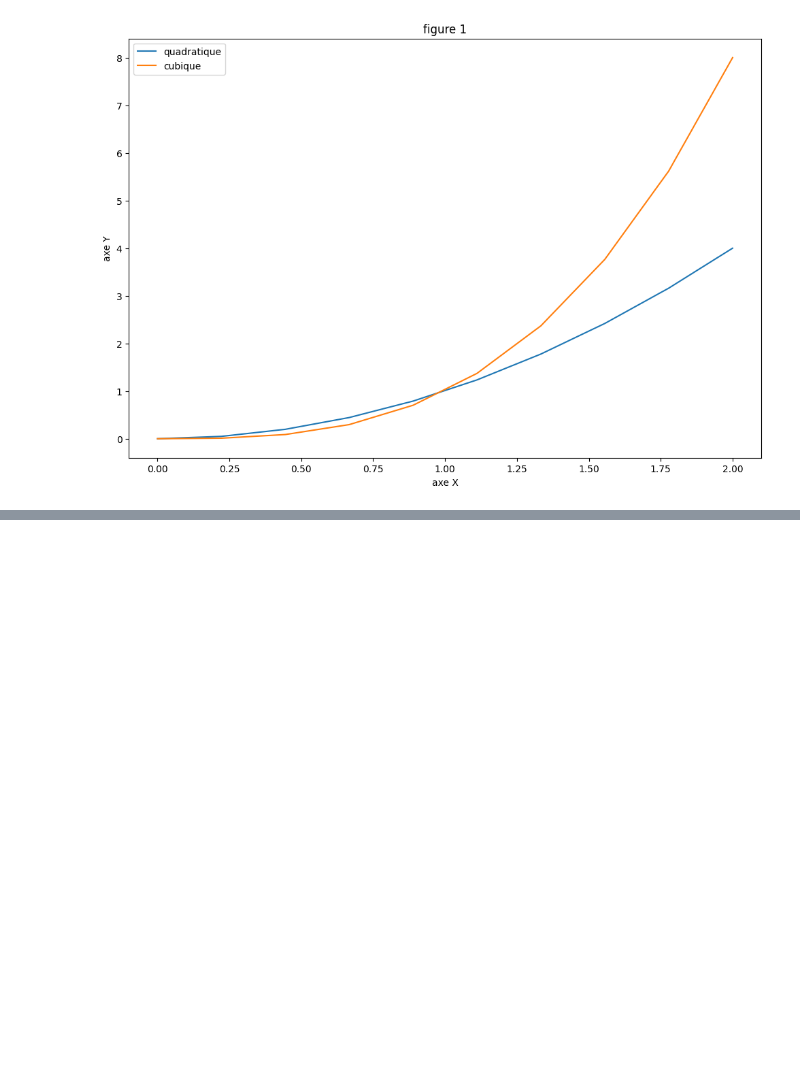
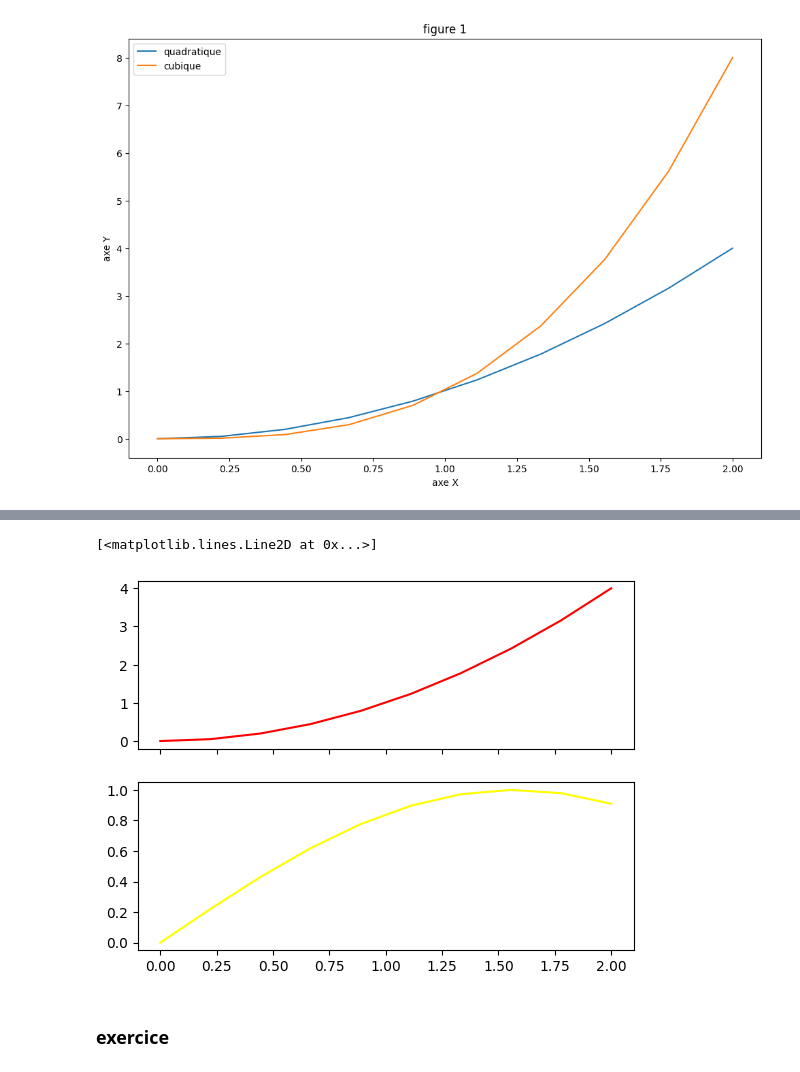
Before and after one commit to marcottemickyncrea/PythonWork, a Jupyter notebook: 07-11-22_python-matplotlib.ipynb, the cells around one changed output, grey strips where cells are left out. Cells and saved outputs as stored; diff of their text form; code cells hidden in the pictures; blank space fills up the shorter version.

```diff
--- a/07-11-22_python-matplotlib.ipynb
+++ b/07-11-22_python-matplotlib.ipynb
@@ -58,0 +87,9 @@ plt.savefig('cycle de vie') #enregistre le fichier sur l'ordi
+# %%
+fig, ax = plt.subplots(2, 1, sharex=True)
+ax[0].plot(x, y, c='red')
+ax[1].plot(x, np.sin(x), c='yellow')
+# %% [output]
+[<matplotlib.lines.Line2D at 0x...>]
+[figure, added]
+# %% [markdown]
+### exercice
```
Also changed, not shown: parts of 10 cells of this notebook, 3 other files.
